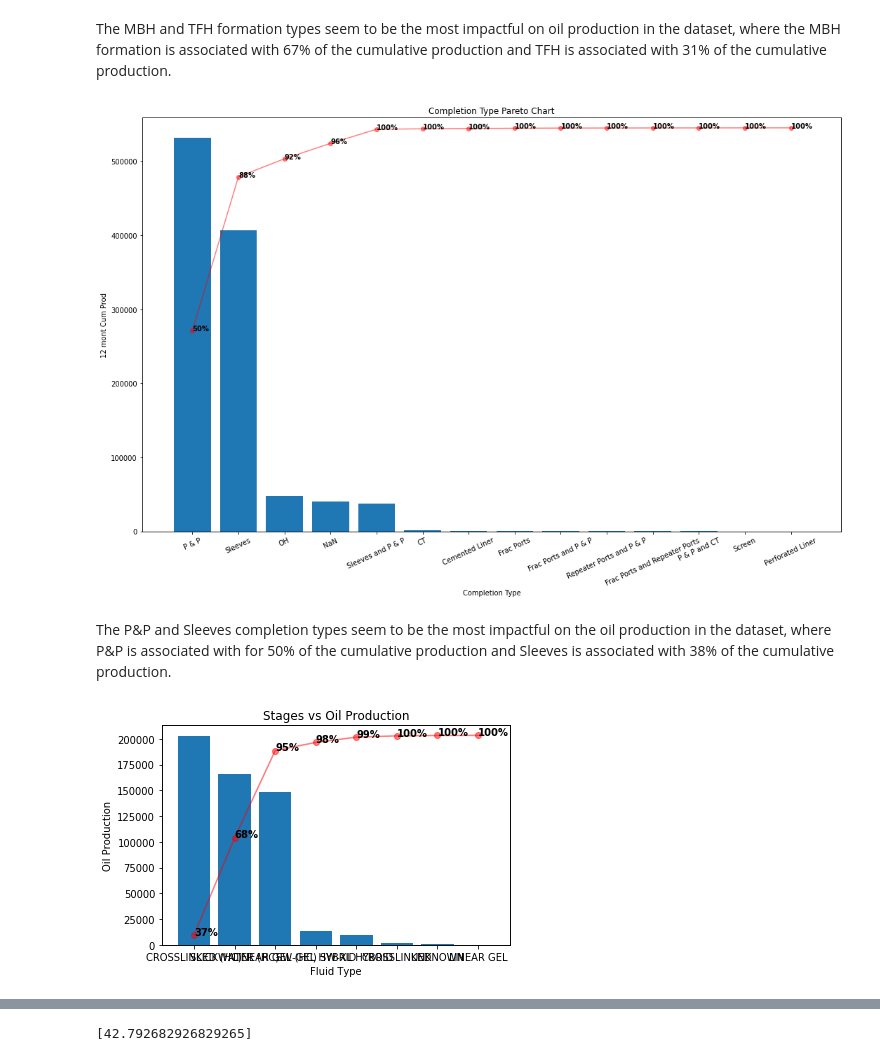
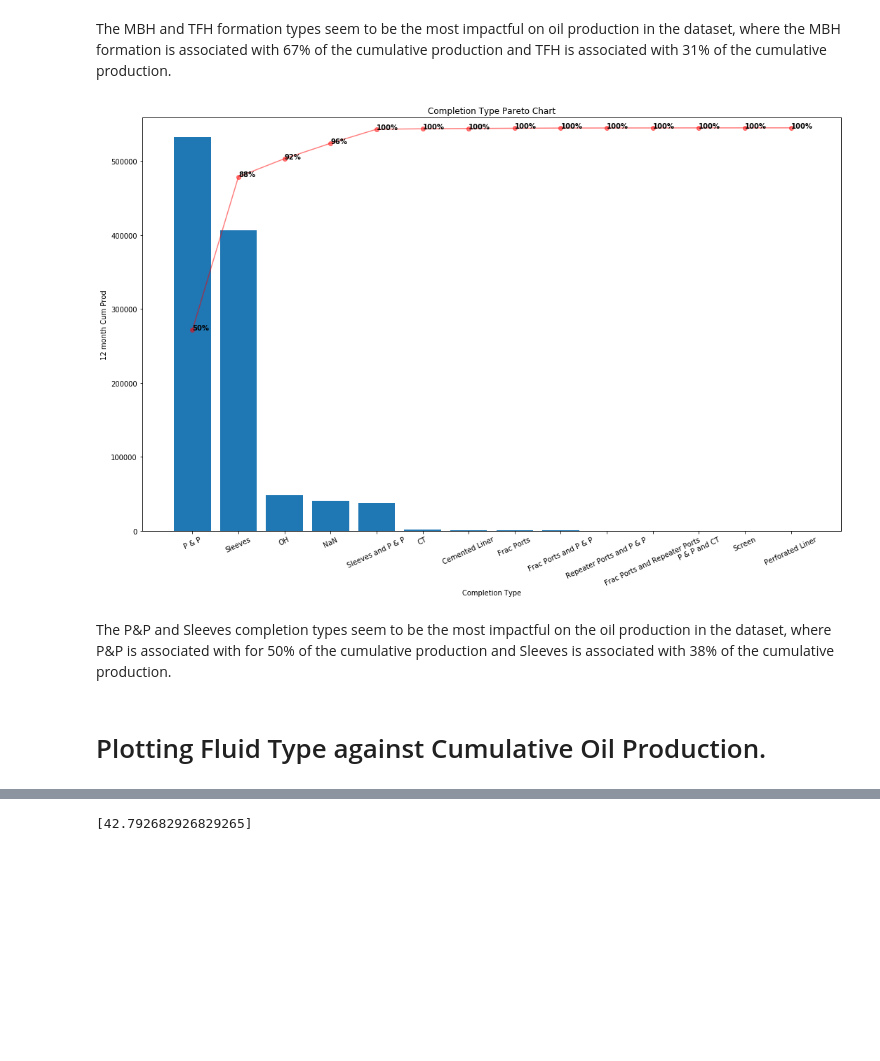
Before and after one commit to FRI-Energy-Analytics/2020_summer_fellows, a Jupyter notebook: Feature Selection - Novel Viz/Model_Testing/Pareto Chart.ipynb, the cells around one changed output, grey strips where cells are left out. Saved outputs shown, nothing was run; the diff lists cells and outputs as text; code cells hidden in the pictures; blank space fills up the shorter version.

```diff
--- a/Feature Selection - Novel Viz/Model_Testing/Pareto Chart.ipynb
+++ b/Feature Selection - Novel Viz/Model_Testing/Pareto Chart.ipynb
@@ -187,11 +187,13 @@ CompletionProductionDict = sorted(CompletionProductionDict.items(), key = lambda
 Completions, Production = zip(*CompletionProductionDict)
 # %%
 #Plot pareto chart for each completion type and how they are related to total oil production
-pareto_plot(x = pd.Series(Completions), counts = pd.Series(Production), xlabel = 'Completion Type', ylabel = '12 mont Cum Prod')
+pareto_plot(x = pd.Series(Completions), counts = pd.Series(Production), xlabel = 'Completion Type', ylabel = '12 month Cum Prod')
 # %% [output]
-[figure, old version]
+[figure, new version]
 # %% [markdown]
 The P&P and Sleeves completion types seem to be the most impactful on the oil production in the dataset, where P&P is associated with for 50% of the cumulative production and Sleeves is associated with 38% of the cumulative production.
+# %% [markdown]
+# Plotting Fluid Type against Cumulative Oil Production.
 # %%
 #Append oil production values to list
 fluid_types = ['LINEAR GEL (HC)', 'CROSSLINKED (HC)', 'SLICKWATER (HC)',
@@ -206,8 +208,3 @@ df = pd.DataFrame({
     'Fluid Type': fluid_types,
     'Oil Production': fluid_oilprod
 })
-# %%
-#Plot pareto chart for each completion type and its counts
-pareto_plot(df, x='Fluid Type', y='Oil Production', title='Stages vs Oil Production')
-# %% [output]
-[figure, removed]
```
Also changed, not shown: parts of 43 cells of this notebook.
